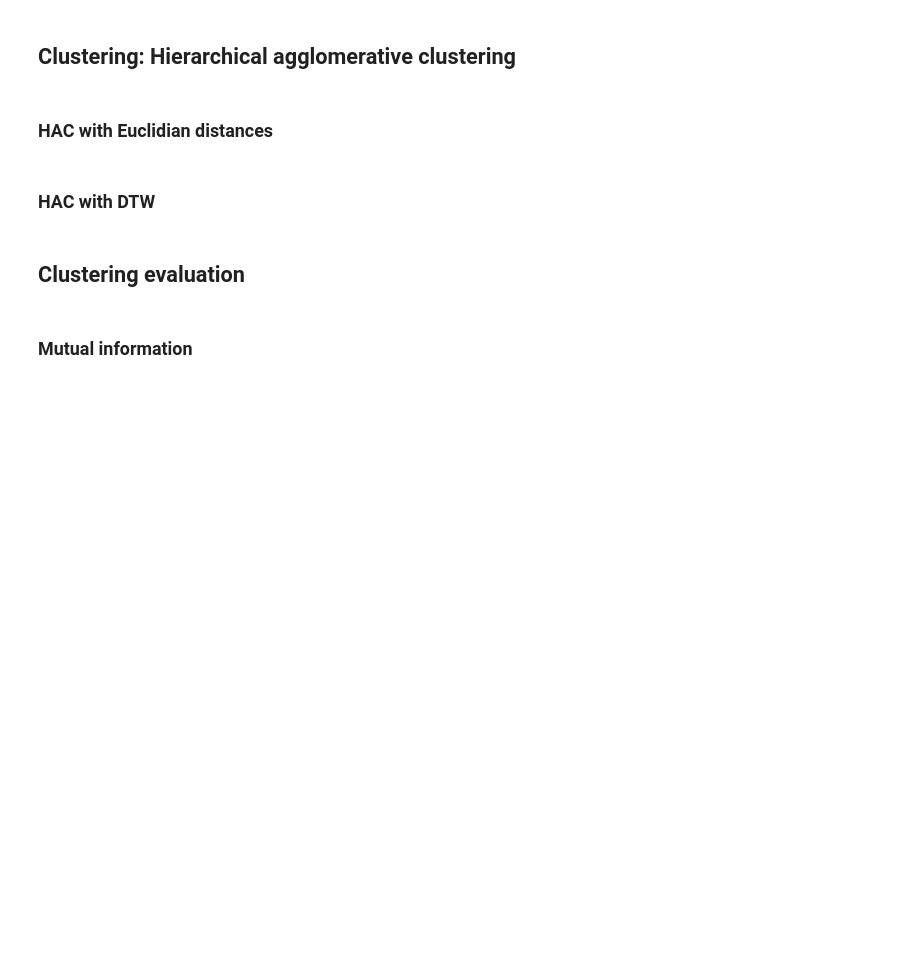
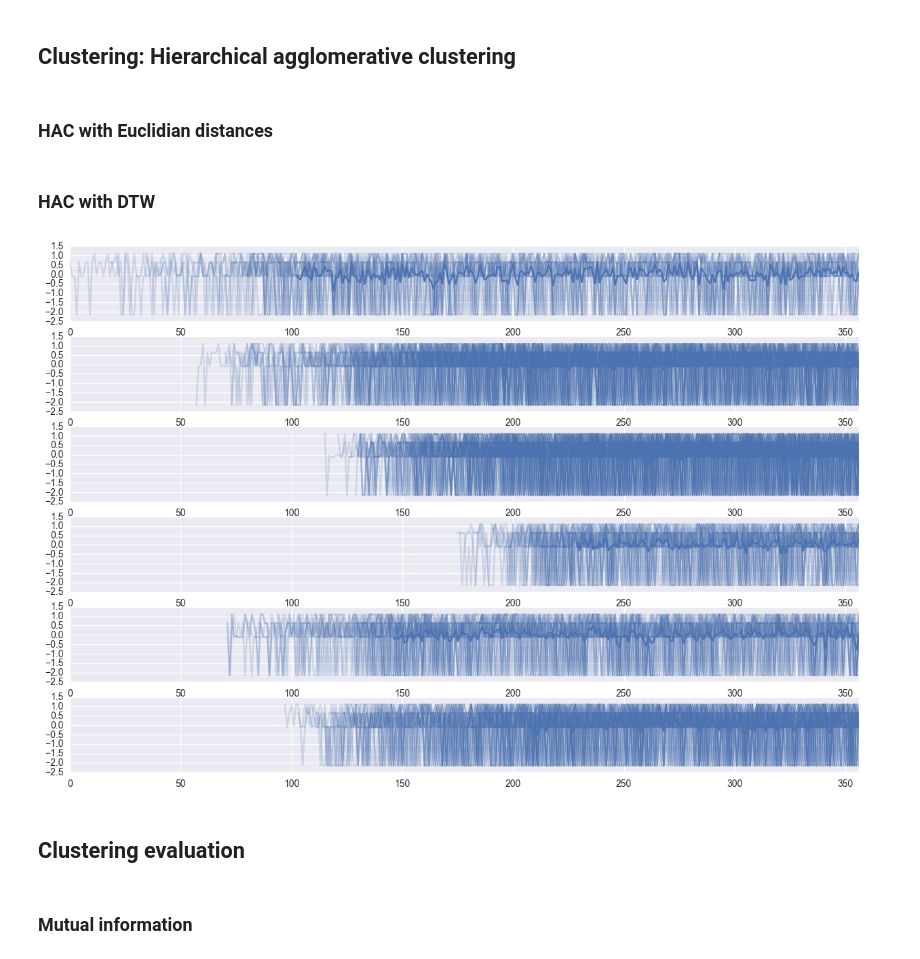
Before and after one commit to effa/time-series-clustering, a Jupyter notebook: exploratory-analysis.ipynb, the cells around one changed output. Drawn from its saved outputs; the diff is of its cells as text; code cells hidden in the pictures; blank space fills up the shorter version.

```diff
--- a/exploratory-analysis.ipynb
+++ b/exploratory-analysis.ipynb
@@ -42,0 +57,11 @@ for i in range(2, 26):
+# %%
+# renumber timestamps from the end of a serie
+for serie in series:
+    serie[1] = max(serie[1]) + 1 - serie[1]
+
+# find the longes one
+longest_serie = max([max(s[1]) for s in series])
+# create new index
+new_index = [i for i in range(longest_serie, 0, -1)]
+# normalize the series, set index to timestamp and fill missing timestamps with NaNs
+normalized_series = [((serie - means) / stds).set_index(1).reindex(new_index) for serie in series]
@@ -42,0 +86,11 @@ for i in range(2, 26):
+# %%
+# list of all sensor readings
+sensors = [None, None]
+for i in range(2, 26):
+    # dataframe for single sensor
+    sensor = pd.DataFrame()
+    for j in range(len(normalized_series)):
+            serie = normalized_series[j]
+            # column j+1 will contain readings of sensro i in j+1 serie
+            sensor['s'+str(j+1)] = serie[i]
+    sensors.append(sensor)
@@ -210,6 +303,21 @@ y_pred_hac_euc = AgglomerativeClustering(n_clusters=k).fit_predict(euclidean_dis
 ### HAC with DTW
 # %%
 y_pred_hac_dtw = AgglomerativeClustering(n_clusters=k).fit_predict(dtw_distances)
+# %%
+index_cluster_0 = y_pred_hac_dtw == 0
+data = sensors[12].as_matrix().transpose()
+data[index_cluster_0]
+# sns.tsplot(data[data[0]<=3], unit=0, time=1, value=25, err_style='unit_traces') # not useful
+#sns.tsplot(data=data[index_cluster_0], err_style='unit_traces')
+
+num_cluster = len(set(y_pred_hac_dtw))
+
+f, axis = plt.subplots(num_cluster, 1, figsize=(15, 10))
+for c in range(num_cluster):
+    index = y_pred_hac_dtw == c
+    sns.tsplot(data=data[index], err_style='unit_traces', ax=axis[c])
+# %% [output]
+[figure, added]
 # %% [markdown]
 ## Clustering evaluation
 # %% [markdown]
```
Also changed, not shown: parts of 4 cells of this notebook, 1 other file.
